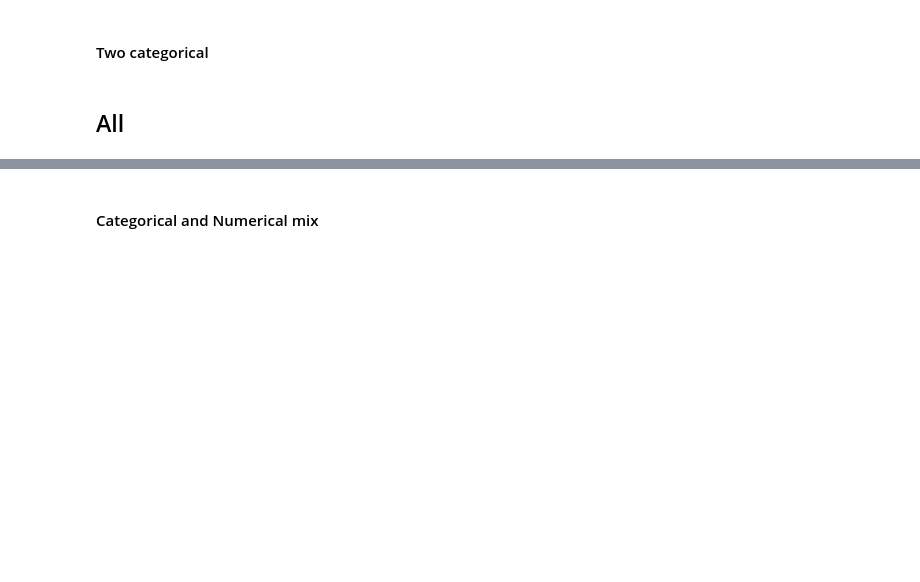
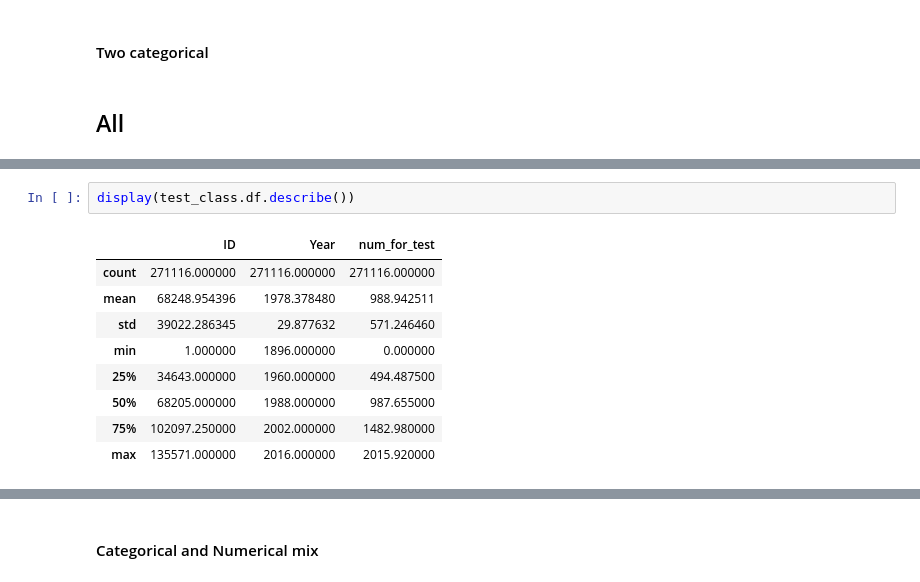
Before and after one commit to HexaPulsar/LabMDS, a Jupyter notebook: Proyecto_1/NUEVO_Proyecto_enunciado.ipynb, the cells around one changed output, grey strips where cells are left out. Saved outputs shown, nothing was run; the diff lists cells and outputs as text; blank space fills up the shorter version.

```diff
--- a/Proyecto_1/NUEVO_Proyecto_enunciado.ipynb
+++ b/Proyecto_1/NUEVO_Proyecto_enunciado.ipynb
@@ -663,2 +658,14 @@ test_class = Profiler(test[:1000])
 # %% [output]
 Directory 'EDA_05-11-2023' created (overwritten) successfully.
+# %%
+display(test_class.df.describe())
+# %% [output]
+|  | ID | Year | num_for_test |
+| count | 271116.000000 | 271116.000000 | 271116.000000 |
+| mean | 68248.954396 | 1978.378480 | 988.942511 |
+| std | 39022.286345 | 29.877632 | 571.246460 |
+| min | 1.000000 | 1896.000000 | 0.000000 |
+| 25% | 34643.000000 | 1960.000000 | 494.487500 |
+| 50% | 68205.000000 | 1988.000000 | 987.655000 |
+| 75% | 102097.250000 | 2002.000000 | 1482.980000 |
+| max | 135571.000000 | 2016.000000 | 2015.920000 |
```
Also changed, not shown: parts of 12 cells of this notebook, 2 other files.
